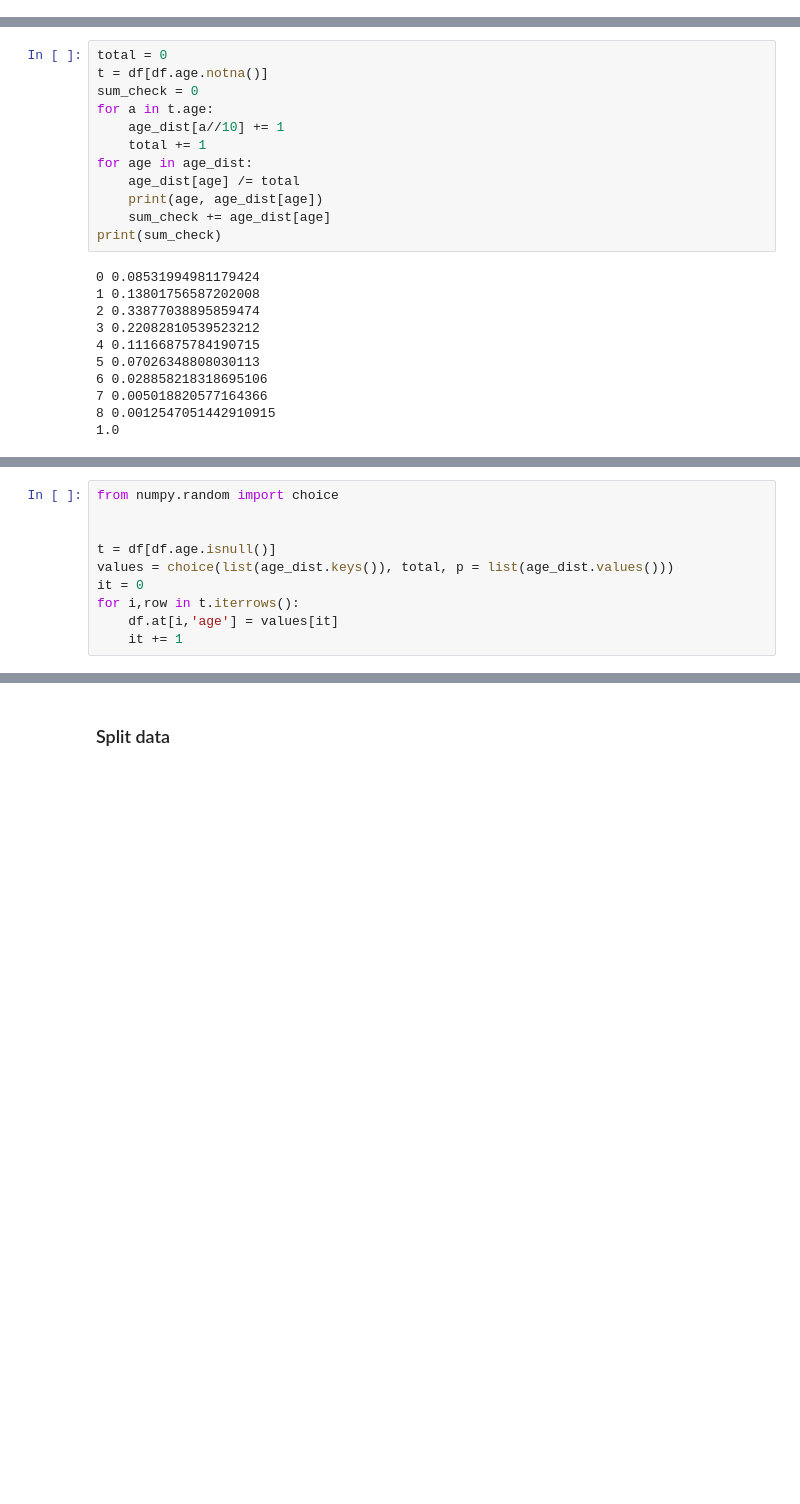
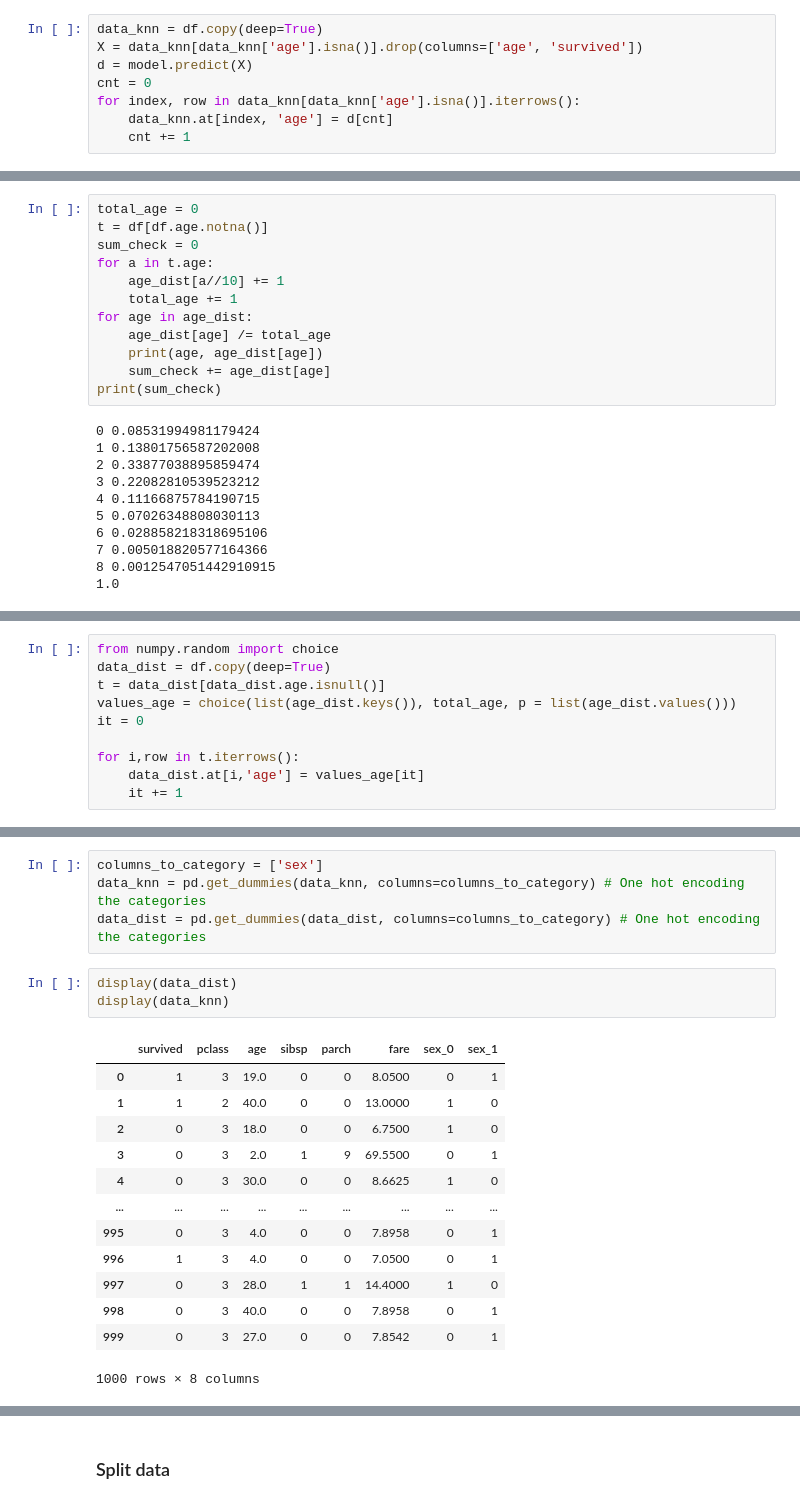
Before and after one commit to bumbac/VZD-ML, a Jupyter notebook: 02/homework_02_B201.ipynb, the cells around one changed output, grey strips where cells are left out. Drawn from its saved outputs; the diff is of its cells as text; blank space fills up the shorter version.

```diff
--- a/02/homework_02_B201.ipynb
+++ b/02/homework_02_B201.ipynb
@@ -107,0 +153,8 @@ memory usage: 49.0 KB
+# %%
+data_knn = df.copy(deep=True)
+X = data_knn[data_knn['age'].isna()].drop(columns=['age', 'survived'])
+d = model.predict(X)
+cnt = 0
+for index, row in data_knn[data_knn['age'].isna()].iterrows():
+    data_knn.at[index, 'age'] = d[cnt]
+    cnt += 1
@@ -117,12 +184,12 @@ Normalize
 # %%
-total = 0
+total_age = 0
 t = df[df.age.notna()]
 sum_check = 0
 for a in t.age:
     age_dist[a//10] += 1
-    total += 1
+    total_age += 1
 for age in age_dist:
-    age_dist[age] /= total
+    age_dist[age] /= total_age
     print(age, age_dist[age])
     sum_check += age_dist[age]
 print(sum_check)
@@ -142,12 +209,12 @@ Distribute age to people with NaN age.
 # %%
 from numpy.random import choice
+data_dist = df.copy(deep=True)
+t = data_dist[data_dist.age.isnull()]
+values_age = choice(list(age_dist.keys()), total_age, p = list(age_dist.values()))
+it = 0
 
-
-t = df[df.age.isnull()]
-values = choice(list(age_dist.keys()), total, p = list(age_dist.values()))
-it = 0
 for i,row in t.iterrows():
-    df.at[i,'age'] = values[it]
+    data_dist.at[i,'age'] = values_age[it]
     it += 1
 # %% [markdown]
 ### Data are clear
@@ -165,0 +244,21 @@ dtype: int64
+# %%
+columns_to_category = ['sex']
+data_knn = pd.get_dummies(data_knn, columns=columns_to_category) # One hot encoding the categories
+data_dist = pd.get_dummies(data_dist, columns=columns_to_category) # One hot encoding the categories
+# %%
+display(data_dist)
+display(data_knn)
+# %% [output]
+|  | survived | pclass | age | sibsp | parch | fare | sex_0 | sex_1 |
+| 0 | 1 | 3 | 19.0 | 0 | 0 | 8.0500 | 0 | 1 |
+| 1 | 1 | 2 | 40.0 | 0 | 0 | 13.0000 | 1 | 0 |
+| 2 | 0 | 3 | 18.0 | 0 | 0 | 6.7500 | 1 | 0 |
+| 3 | 0 | 3 | 2.0 | 1 | 9 | 69.5500 | 0 | 1 |
+| 4 | 0 | 3 | 30.0 | 0 | 0 | 8.6625 | 1 | 0 |
+| ... | ... | ... | ... | ... | ... | ... | ... | ... |
+| 995 | 0 | 3 | 4.0 | 0 | 0 | 7.8958 | 0 | 1 |
+| 996 | 1 | 3 | 4.0 | 0 | 0 | 7.0500 | 0 | 1 |
+| 997 | 0 | 3 | 28.0 | 1 | 1 | 14.4000 | 1 | 0 |
+| 998 | 0 | 3 | 40.0 | 0 | 0 | 7.8958 | 0 | 1 |
+| 999 | 0 | 3 | 27.0 | 0 | 0 | 7.8542 | 0 | 1 |
+1000 rows × 8 columns
```
Also changed, not shown: parts of 49 cells of this notebook, 1 other file.
